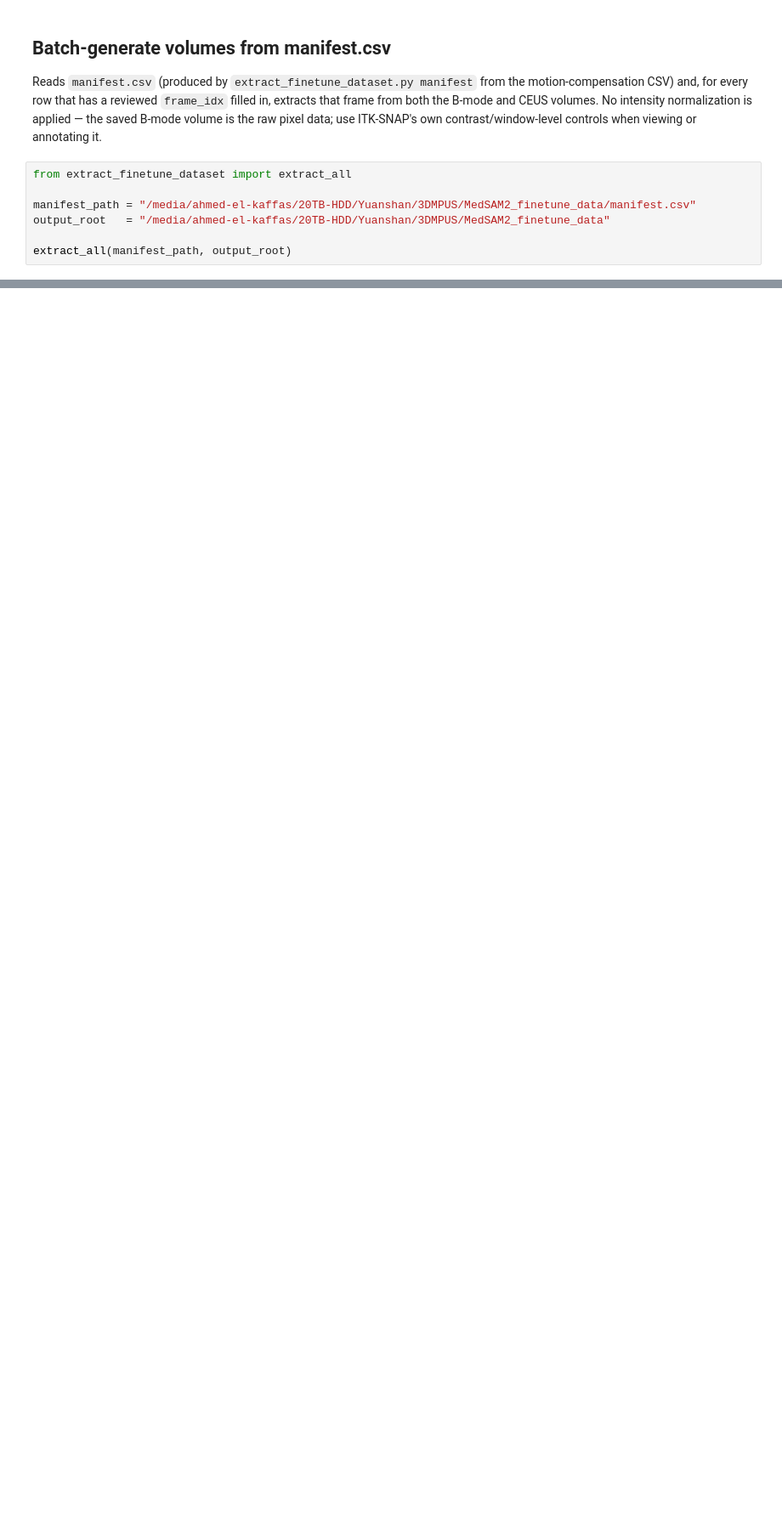
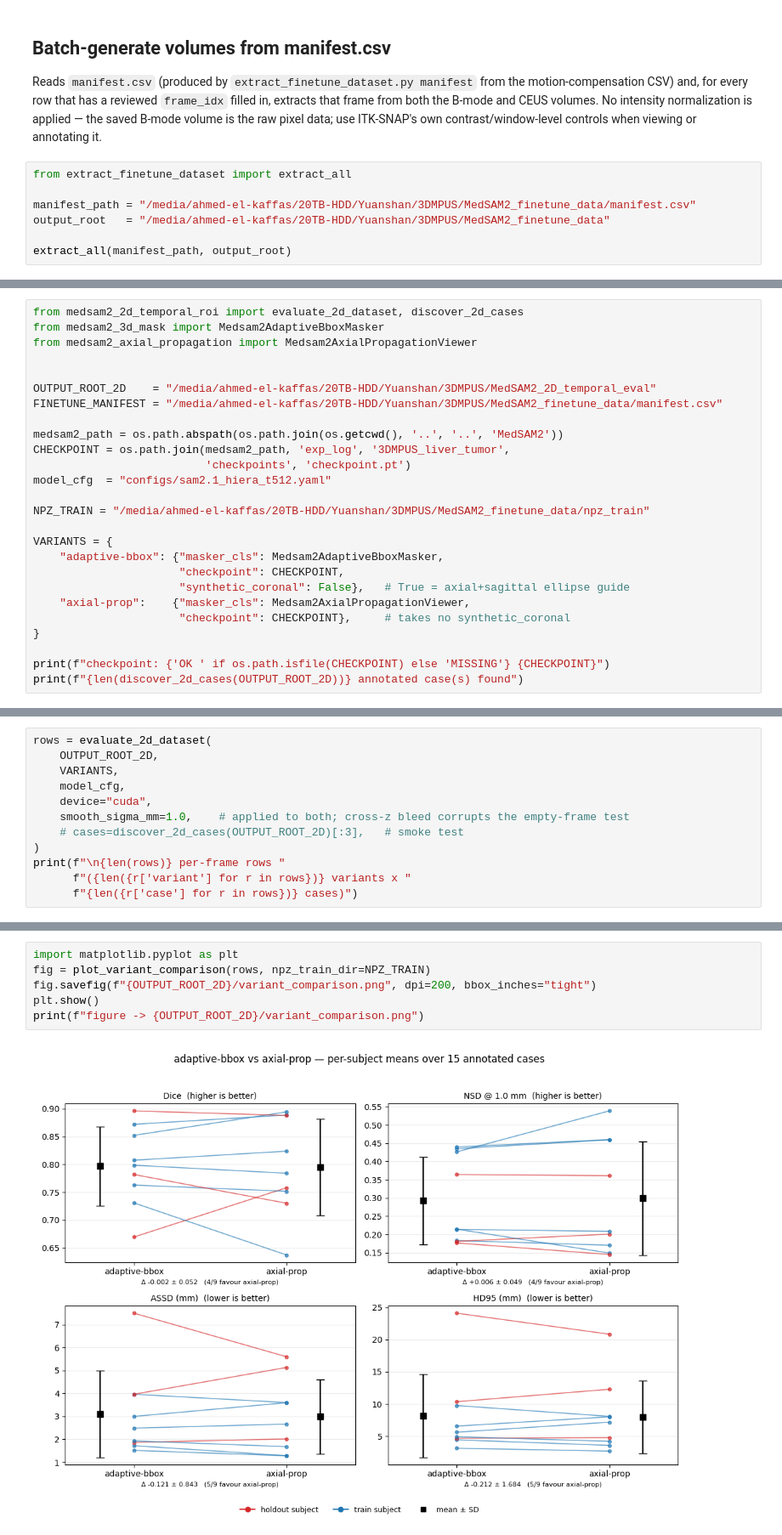
Before and after one commit to QuantUS-OpenSource/QuantUS-Backend-CEUS, a Jupyter notebook: CLI-Demos/MedSam2_fineTuning_extract.ipynb, the cells around one changed output, grey strips where cells are left out. Shown at 85% size. Saved outputs shown, nothing was run; the diff lists cells and outputs as text; blank space fills up the shorter version.

```diff
--- a/CLI-Demos/MedSam2_fineTuning_extract.ipynb
+++ b/CLI-Demos/MedSam2_fineTuning_extract.ipynb
@@ -151,0 +519,26 @@ extract_all(manifest_path, output_root)
+# %%
+from medsam2_2d_temporal_roi import evaluate_2d_dataset, discover_2d_cases
+from medsam2_3d_mask import Medsam2AdaptiveBboxMasker
+from medsam2_axial_propagation import Medsam2AxialPropagationViewer
+
+
+OUTPUT_ROOT_2D    = "/media/ahmed-el-kaffas/20TB-HDD/Yuanshan/3DMPUS/MedSAM2_2D_temporal_eval"
+FINETUNE_MANIFEST = "/media/ahmed-el-kaffas/20TB-HDD/Yuanshan/3DMPUS/MedSAM2_finetune_data/manifest.csv"
+
+medsam2_path = os.path.abspath(os.path.join(os.getcwd(), '..', '..', 'MedSAM2'))
+CHECKPOINT = os.path.join(medsam2_path, 'exp_log', '3DMPUS_liver_tumor',
+                          'checkpoints', 'checkpoint.pt')
+model_cfg  = "configs/sam2.1_hiera_t512.yaml"
+
+NPZ_TRAIN = "/media/ahmed-el-kaffas/20TB-HDD/Yuanshan/3DMPUS/MedSAM2_finetune_data/npz_train"
+
+VARIANTS = {
+    "adaptive-bbox": {"masker_cls": Medsam2AdaptiveBboxMasker,
+                      "checkpoint": CHECKPOINT,
+                      "synthetic_coronal": False},   # True = axial+sagittal ellipse guide
+    "axial-prop":    {"masker_cls": Medsam2AxialPropagationViewer,
+                      "checkpoint": CHECKPOINT},     # takes no synthetic_coronal
+}
+
+print(f"checkpoint: {'OK ' if os.path.isfile(CHECKPOINT) else 'MISSING'} {CHECKPOINT}")
+print(f"{len(discover_2d_cases(OUTPUT_ROOT_2D))} annotated case(s) found")
@@ -151,0 +548,12 @@ extract_all(manifest_path, output_root)
+# %%
+rows = evaluate_2d_dataset(
+    OUTPUT_ROOT_2D,
+    VARIANTS,
+    model_cfg,
+    device="cuda",
+    smooth_sigma_mm=1.0,    # applied to both; cross-z bleed corrupts the empty-frame test
+    # cases=discover_2d_cases(OUTPUT_ROOT_2D)[:3],   # smoke test
+)
+print(f"\n{len(rows)} per-frame rows "
+      f"({len({r['variant'] for r in rows})} variants x "
+      f"{len({r['case'] for r in rows})} cases)")
@@ -151,0 +660,8 @@ extract_all(manifest_path, output_root)
+# %%
+import matplotlib.pyplot as plt
+fig = plot_variant_comparison(rows, npz_train_dir=NPZ_TRAIN)
+fig.savefig(f"{OUTPUT_ROOT_2D}/variant_comparison.png", dpi=200, bbox_inches="tight")
+plt.show()
+print(f"figure -> {OUTPUT_ROOT_2D}/variant_comparison.png")
+# %% [output]
+[figure, added]
```
Also changed, not shown: parts of 27 cells of this notebook, 10 other files.
